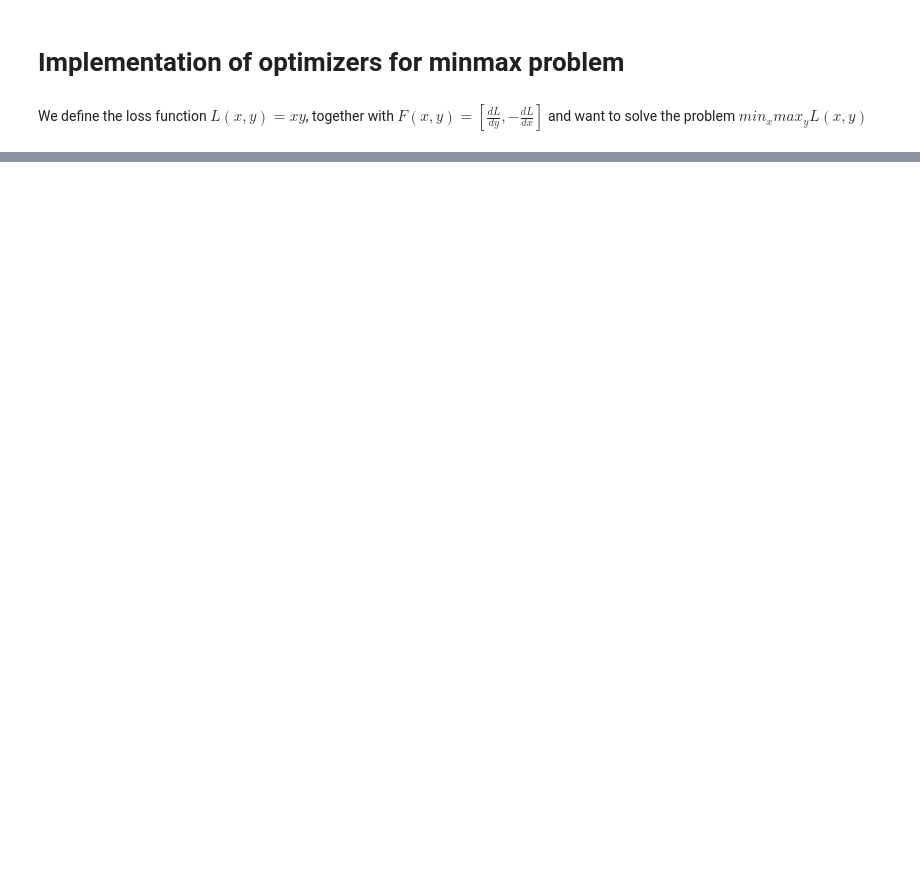
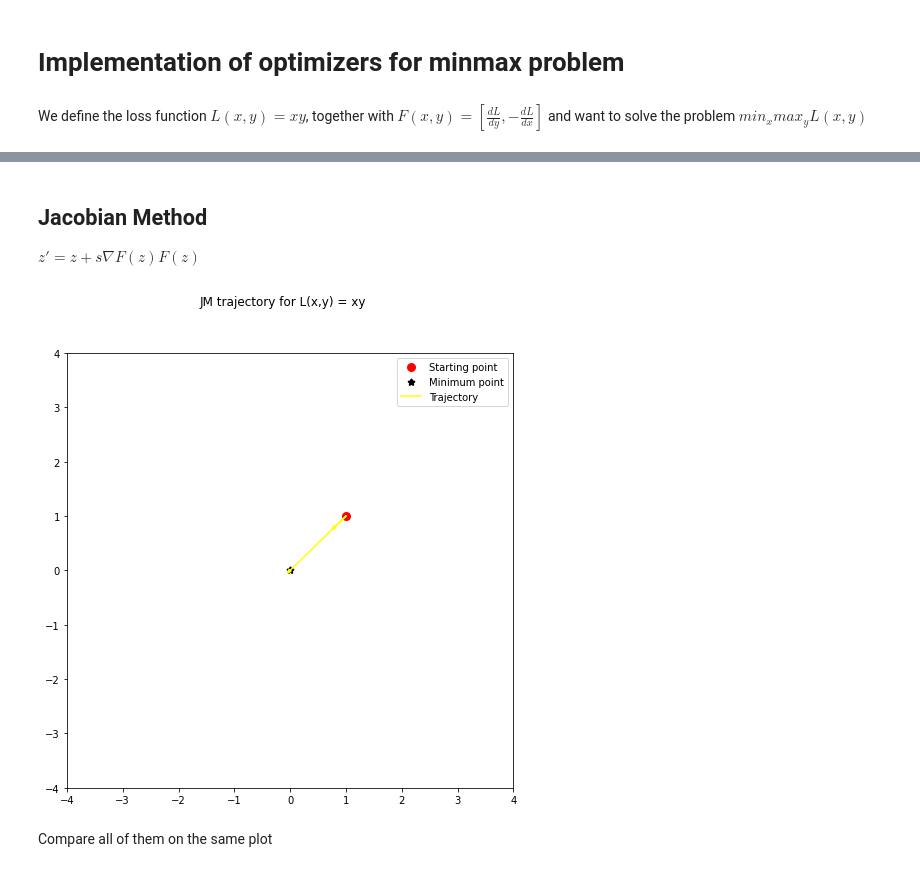
Before and after one commit to jkasalt/ganz_OptML, a Jupyter notebook: notebook.ipynb, the cells around one changed output, grey strips where cells are left out. Saved outputs shown, nothing was run; the diff lists cells and outputs as text; code cells hidden in the pictures; blank space fills up the shorter version.

```diff
--- a/notebook.ipynb
+++ b/notebook.ipynb
@@ -106,0 +156,39 @@ points, grads = EGM(z0, gamma, max_iters)
+# %% [markdown]
+## Jacobian Method
+$z' = z + s\nabla F(z) F(z)$
+# %%
+def Grad_F(z):
+    return np.array([[0, 1],[-1,0]])
+# %%
+def JM(z0, gamma, max_iters, plot = True):
+    """Jacobian Method"""
+    points = []
+    update_directions = []
+
+    z = np.copy(z0)
+    for n_iter in range(max_iters):
+        points.append(np.copy(z))
+        # Update next iterate point
+        grad_z = F(z)
+        grad_F = Grad_F(z)
+
+        update_direction = grad_F @ grad_z
+        update_directions.append(update_direction)
+
+        z += gamma*update_direction
+
+
+    if plot:
+        plot_trajectory(points, update_directions, max_iters, 'JM trajectory for L(x,y) = xy', nb_arrows = 2, line_color='yellow')
+
+    return points, update_directions
+# %%
+z0 = np.array([1.,1.])
+gamma = 0.3
+max_iters = 100
+
+points, update_directions = JM(z0, gamma, max_iters)
+# %% [output]
+[figure, added]
+# %% [markdown]
+Compare all of them on the same plot
```
Also changed, not shown: parts of 12 cells of this notebook.
